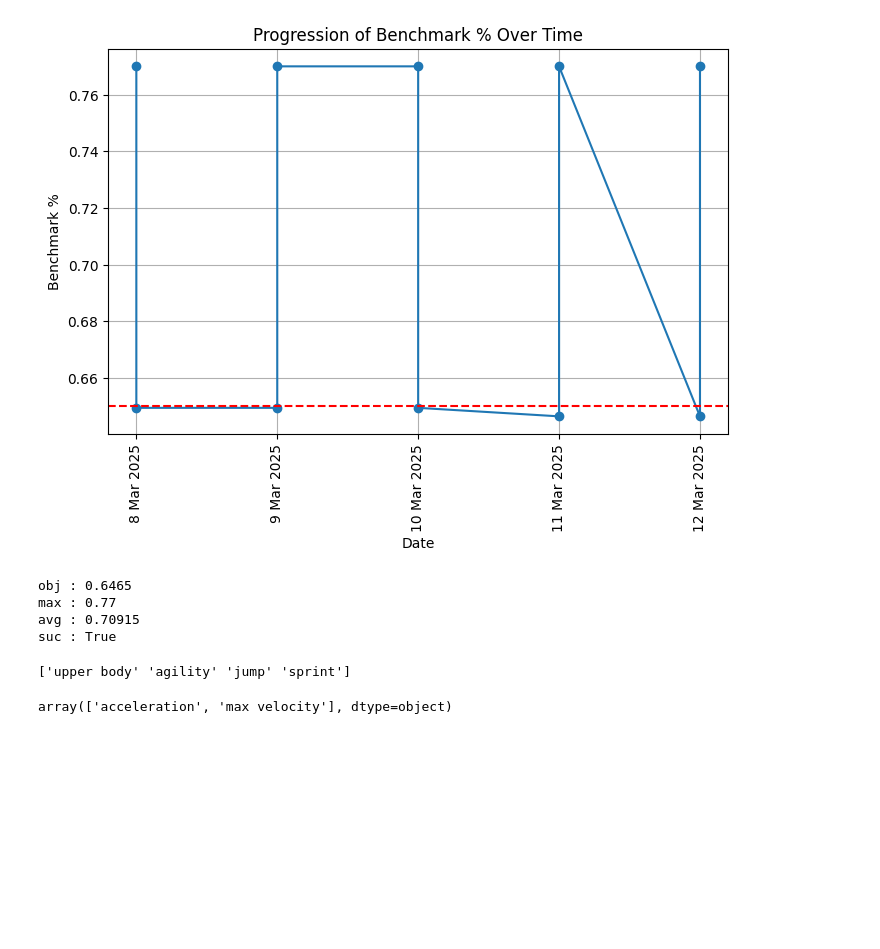
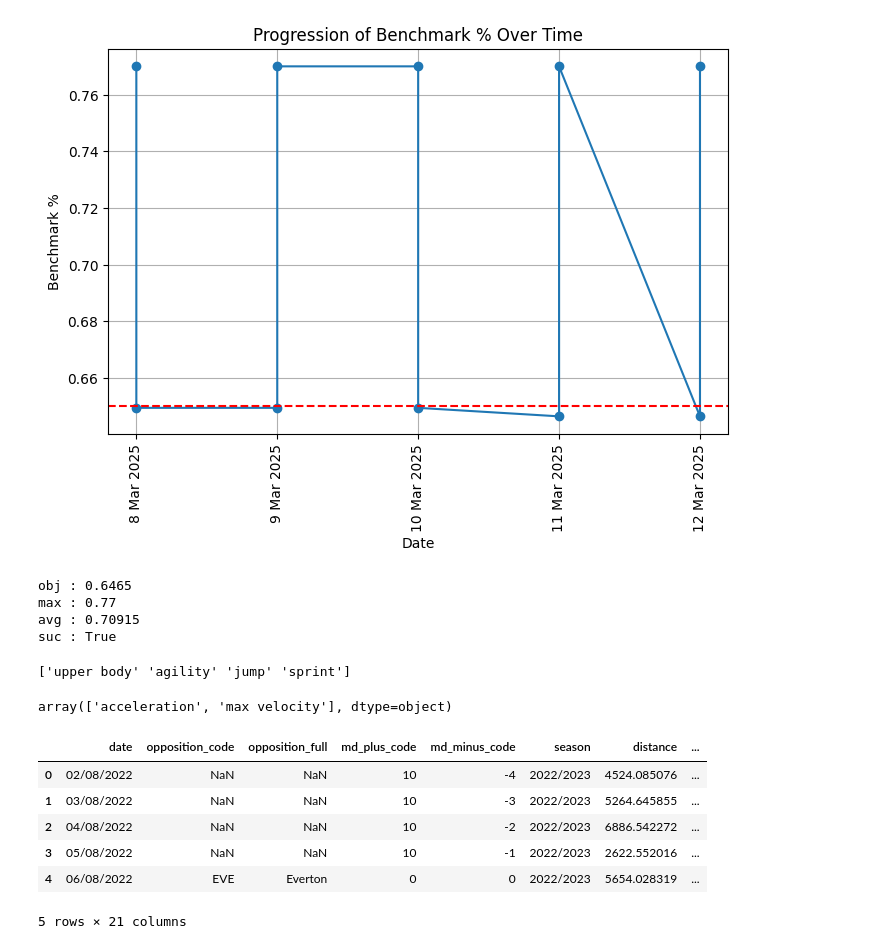
Before and after one commit to Jamanys/CFC, a Jupyter notebook: CFC.ipynb, the cells around one changed output. Saved outputs shown, nothing was run; the diff lists cells and outputs as text; code cells hidden in the pictures; blank space fills up the shorter version.

```diff
--- a/CFC.ipynb
+++ b/CFC.ipynb
@@ -143,3 +143,27 @@ t['quality'].unique()
 # %% [output]
 ['upper body' 'agility' 'jump' 'sprint']
 array(['acceleration', 'max velocity'], dtype=object)
+# %%
+import pandas as pd
+
+# Charger le fichier CSV existant
+file_path = './static/csv/CFC GPS DATA.csv'  # Remplace par le chemin de ton fichier CSV
+df = pd.read_csv(file_path)
+
+# Ajouter une colonne 'new_column' avec la valeur 1 pour chaque ligne
+df['pid'] = 1
+
+# Sauvegarder le nouveau CSV
+new_file_path = './static/csv/CFC GPS DATA.csv'  # Remplace par le nom de ton nouveau fichier CSV
+df.to_csv(new_file_path, index=False)
+
+# Afficher les 5 premières lignes pour vérifier
+df.head()
+# %% [output]
+|  | date | opposition_code | opposition_full | md_plus_code | md_minus_code | season | distance | ... |
+| 0 | 02/08/2022 | NaN | NaN | 10 | -4 | 2022/2023 | 4524.085076 | ... |
+| 1 | 03/08/2022 | NaN | NaN | 10 | -3 | 2022/2023 | 5264.645855 | ... |
+| 2 | 04/08/2022 | NaN | NaN | 10 | -2 | 2022/2023 | 6886.542272 | ... |
+| 3 | 05/08/2022 | NaN | NaN | 10 | -1 | 2022/2023 | 2622.552016 | ... |
+| 4 | 06/08/2022 | EVE | Everton | 0 | 0 | 2022/2023 | 5654.028319 | ... |
+5 rows × 21 columns
```
Also changed, not shown: 4 other files.
